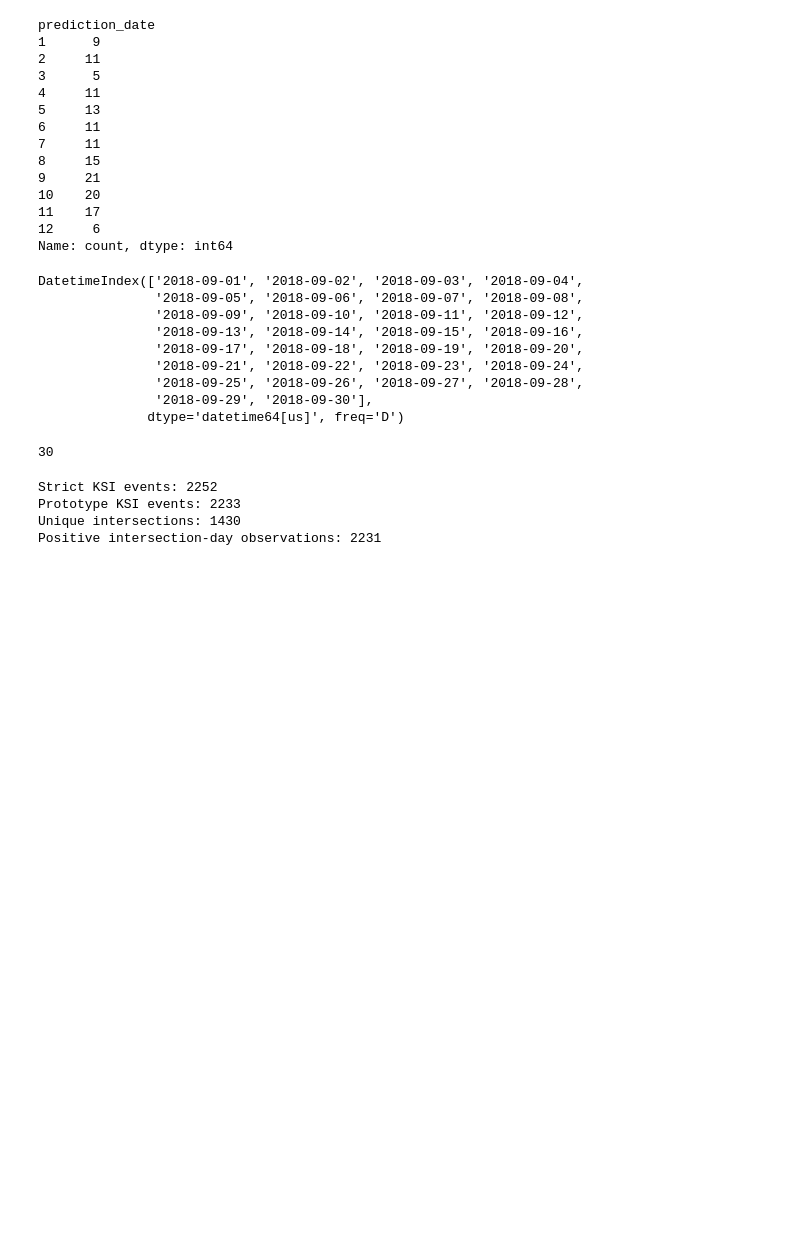
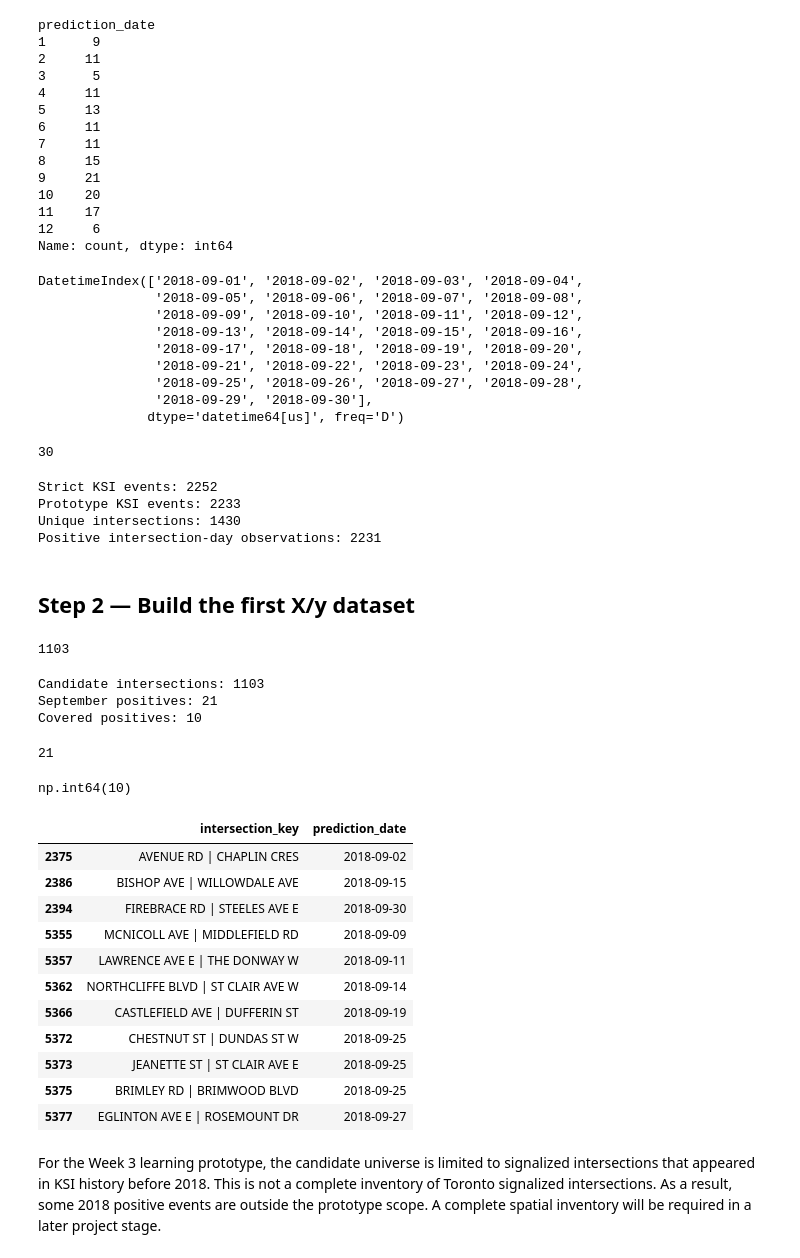
Before and after one commit to GOGSIM/road-risk-intelligence, a Jupyter notebook: notebooks/04_signalized_intersection_day_prototype.ipynb, the cells around one changed output. Saved outputs shown, nothing was run; the diff lists cells and outputs as text; code cells hidden in the pictures; blank space fills up the shorter version.

```diff
--- a/notebooks/04_signalized_intersection_day_prototype.ipynb
+++ b/notebooks/04_signalized_intersection_day_prototype.ipynb
@@ -293,3 +293,71 @@ Strict KSI events: 2252
 Prototype KSI events: 2233
 Unique intersections: 1430
 Positive intersection-day observations: 2231
+# %% [markdown]
+## Step 2 — Build the first X/y dataset
+# %%
+candidate_intersections = known_before_2018.intersection_key.unique()
+
+print(len(candidate_intersections))
+# %% [output]
+1103
+# %%
+candidate_intersections = known_before_2018[
+    "intersection_key"
+].drop_duplicates()
+
+september_positives = positive_observations[
+    (positive_observations["prediction_date"] >= pd.Timestamp("2018-09-01"))
+    & (positive_observations["prediction_date"] <= pd.Timestamp("2018-09-30"))
+]
+
+covered_positives = september_positives[
+    "intersection_key"
+].isin(candidate_intersections)
+
+print("Candidate intersections:", len(candidate_intersections))
+print("September positives:", len(september_positives))
+print("Covered positives:", covered_positives.sum())
+# %% [output]
+Candidate intersections: 1103
+September positives: 21
+Covered positives: 10
+# %%
+september_2018_positives = positive_observations[
+    (positive_observations["prediction_date"].dt.year == 2018)
+    &
+    (positive_observations["prediction_date"].dt.month == 9)
+]
+
+print(len(september_2018_positives))
+# %% [output]
+21
+# %%
+september_2018_positives["intersection_key"].isin(
+    candidate_intersections
+).sum()
+# %% [output]
+np.int64(10)
+# %%
+uncovered_positives = september_2018_positives[
+    ~september_2018_positives["intersection_key"].isin(candidate_intersections)
+]
+
+uncovered_positives[
+    ["intersection_key", "prediction_date"]
+]
+# %% [output]
+|  | intersection_key | prediction_date |
+| 2375 | AVENUE RD | CHAPLIN CRES | 2018-09-02 |
+| 2386 | BISHOP AVE | WILLOWDALE AVE | 2018-09-15 |
+| 2394 | FIREBRACE RD | STEELES AVE E | 2018-09-30 |
+| 5355 | MCNICOLL AVE | MIDDLEFIELD RD | 2018-09-09 |
+| 5357 | LAWRENCE AVE E | THE DONWAY W | 2018-09-11 |
+| 5362 | NORTHCLIFFE BLVD | ST CLAIR AVE W | 2018-09-14 |
+| 5366 | CASTLEFIELD AVE | DUFFERIN ST | 2018-09-19 |
+| 5372 | CHESTNUT ST | DUNDAS ST W | 2018-09-25 |
+| 5373 | JEANETTE ST | ST CLAIR AVE E | 2018-09-25 |
+| 5375 | BRIMLEY RD | BRIMWOOD BLVD | 2018-09-25 |
+| 5377 | EGLINTON AVE E | ROSEMOUNT DR | 2018-09-27 |
+# %% [markdown]
+For the Week 3 learning prototype, the candidate universe is limited to signalized intersections that appeared in KSI history before 2018. This is not a complete inventory of Toronto signalized intersections. As a result, some 2018 positive events are outside the prototype scope. A complete spatial inventory will be required in a later project stage.
```
Also changed, not shown: parts of 9 cells of this notebook, 1 other file.
